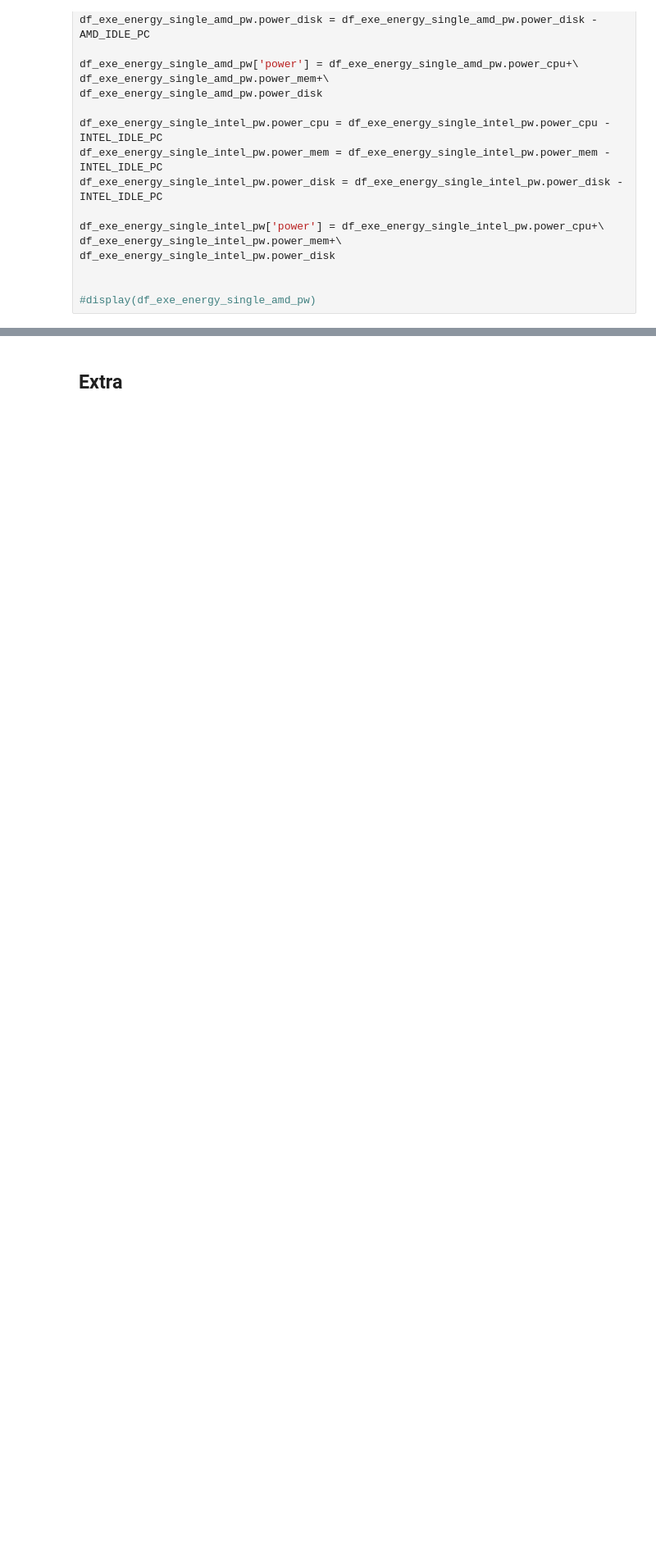
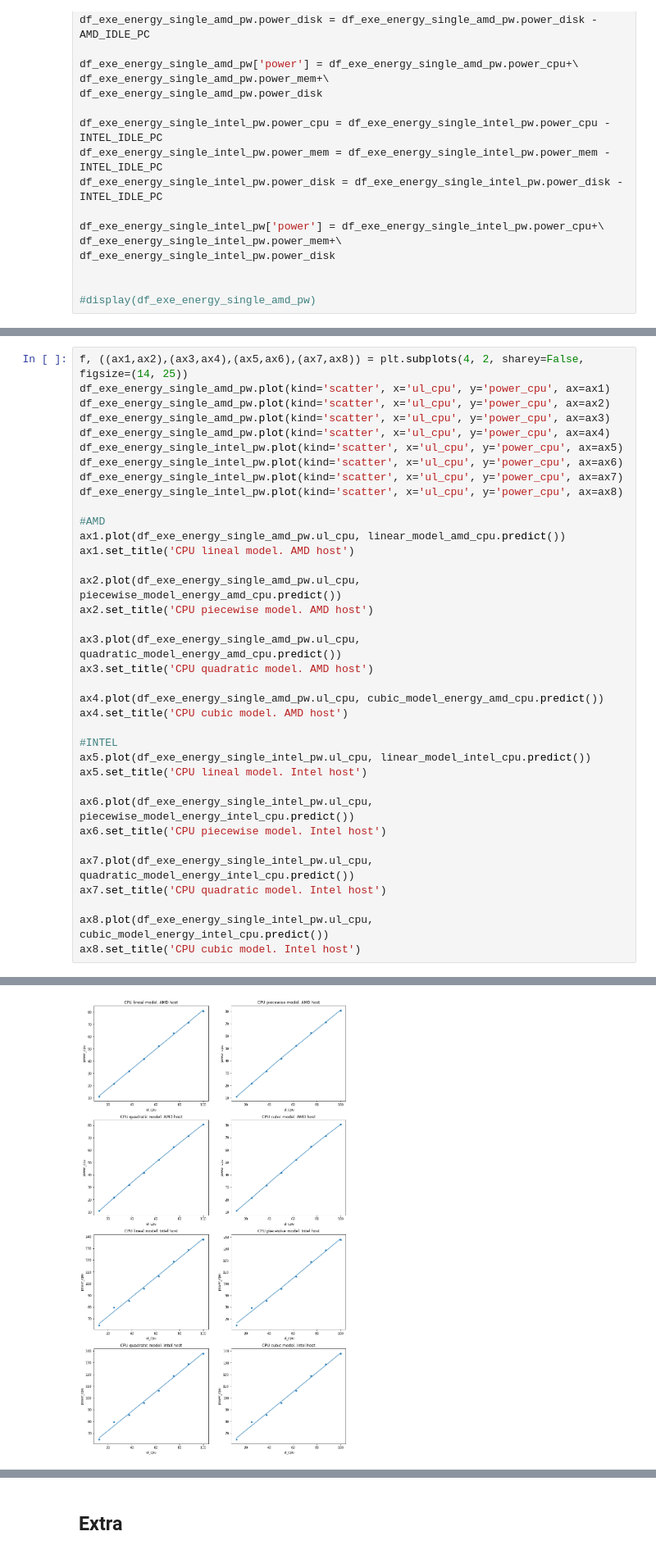
Before and after one commit to jonathan-murana/notebook, a Jupyter notebook: milab.ipynb, the cells around one changed output, grey strips where cells are left out. Shown at 82% size. Drawn from its saved outputs; the diff is of its cells as text; blank space fills up the shorter version.

```diff
--- a/milab.ipynb
+++ b/milab.ipynb
@@ -2083,0 +1466,37 @@ This notebook presented detailed python scripts for proccesing output files of p
+# %%
+f, ((ax1,ax2),(ax3,ax4),(ax5,ax6),(ax7,ax8)) = plt.subplots(4, 2, sharey=False, figsize=(14, 25))
+df_exe_energy_single_amd_pw.plot(kind='scatter', x='ul_cpu', y='power_cpu', ax=ax1)
+df_exe_energy_single_amd_pw.plot(kind='scatter', x='ul_cpu', y='power_cpu', ax=ax2)
+df_exe_energy_single_amd_pw.plot(kind='scatter', x='ul_cpu', y='power_cpu', ax=ax3)
+df_exe_energy_single_amd_pw.plot(kind='scatter', x='ul_cpu', y='power_cpu', ax=ax4)
+df_exe_energy_single_intel_pw.plot(kind='scatter', x='ul_cpu', y='power_cpu', ax=ax5)
+df_exe_energy_single_intel_pw.plot(kind='scatter', x='ul_cpu', y='power_cpu', ax=ax6)
+df_exe_energy_single_intel_pw.plot(kind='scatter', x='ul_cpu', y='power_cpu', ax=ax7)
+df_exe_energy_single_intel_pw.plot(kind='scatter', x='ul_cpu', y='power_cpu', ax=ax8)
+
+#AMD
+ax1.plot(df_exe_energy_single_amd_pw.ul_cpu, linear_model_amd_cpu.predict())
+ax1.set_title('CPU lineal model. AMD host')
+
+ax2.plot(df_exe_energy_single_amd_pw.ul_cpu, piecewise_model_energy_amd_cpu.predict())
+ax2.set_title('CPU piecewise model. AMD host')
+
+ax3.plot(df_exe_energy_single_amd_pw.ul_cpu, quadratic_model_energy_amd_cpu.predict())
+ax3.set_title('CPU quadratic model. AMD host')
+
+ax4.plot(df_exe_energy_single_amd_pw.ul_cpu, cubic_model_energy_amd_cpu.predict())
+ax4.set_title('CPU cubic model. AMD host')
+
+#INTEL
+ax5.plot(df_exe_energy_single_intel_pw.ul_cpu, linear_model_intel_cpu.predict())
+ax5.set_title('CPU lineal model. Intel host')
+
+ax6.plot(df_exe_energy_single_intel_pw.ul_cpu, piecewise_model_energy_intel_cpu.predict())
+ax6.set_title('CPU piecewise model. Intel host')
+
+ax7.plot(df_exe_energy_single_intel_pw.ul_cpu, quadratic_model_energy_intel_cpu.predict())
+ax7.set_title('CPU quadratic model. Intel host')
+
+ax8.plot(df_exe_energy_single_intel_pw.ul_cpu, cubic_model_energy_intel_cpu.predict())
+ax8.set_title('CPU cubic model. Intel host')
+# %% [output]
@@ -2083,0 +1504 @@ This notebook presented detailed python scripts for proccesing output files of p
+[figure, added]
```
Also changed, not shown: parts of 136 cells of this notebook.
